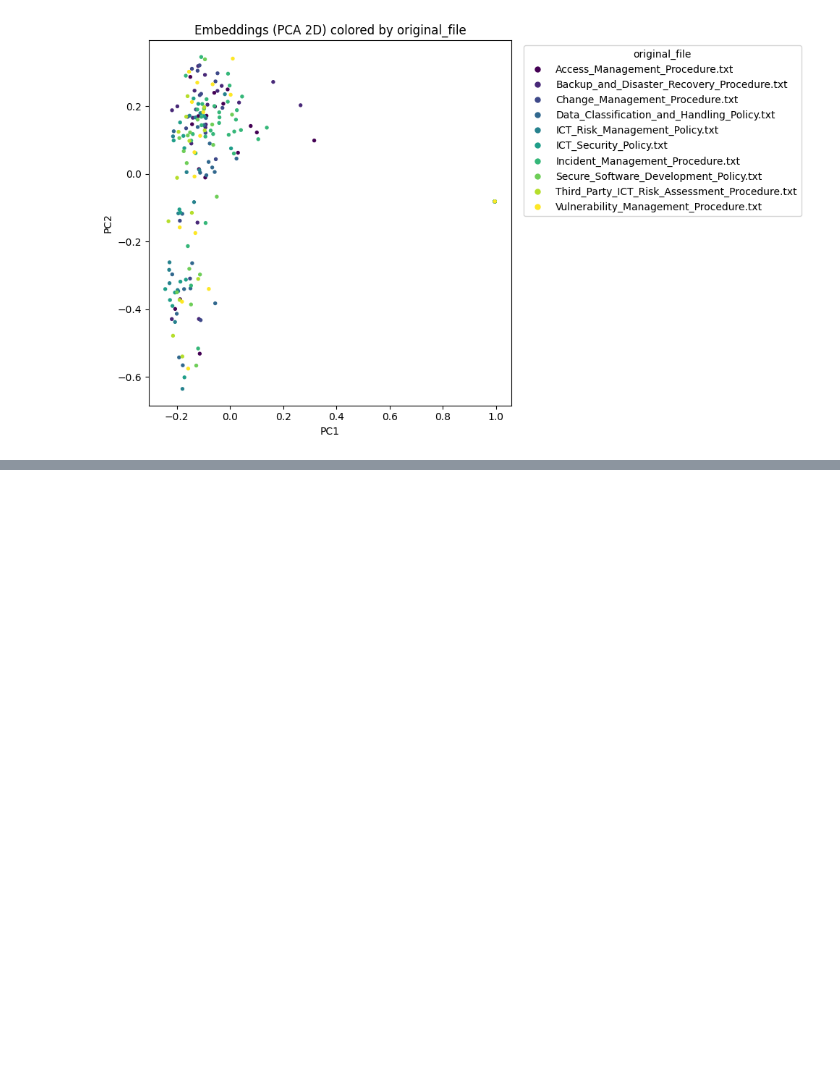
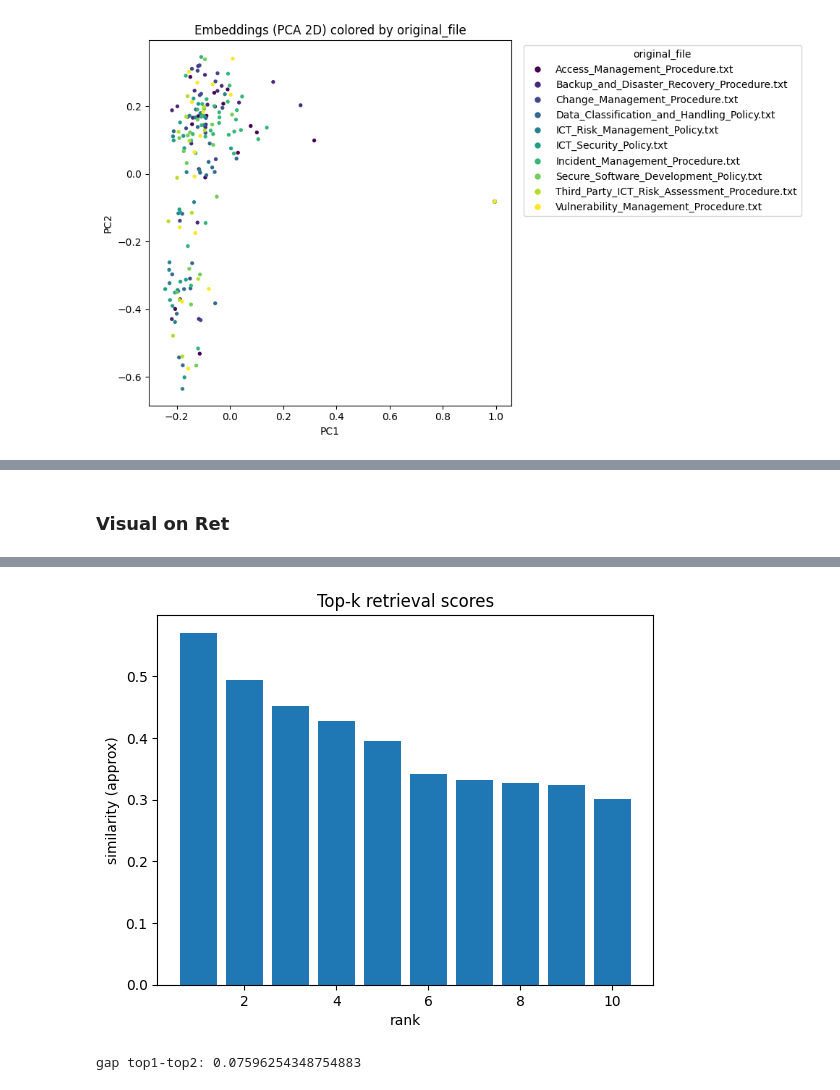
Before and after one commit to Sir-Cyborg/veritas-proj, a Jupyter notebook: visualization.ipynb, the cells around one changed output, grey strips where cells are left out. Saved outputs shown, nothing was run; the diff lists cells and outputs as text; code cells hidden in the pictures; blank space fills up the shorter version.

```diff
--- a/visualization.ipynb
+++ b/visualization.ipynb
@@ -118,0 +201,14 @@ plt.show()
+# %%
+docs = data["documents"]
+centers = km.cluster_centers_
+
+for cl in range(best_k):
+    idx = np.where(cluster == cl)[0]
+    # distanza al centro (su Xn)
+    d = np.linalg.norm(Xn[idx] - centers[cl], axis=1)
+    reps = idx[np.argsort(d)[:]]  # 3 esempi più centrali
+
+    print(f"\n=== Cluster {cl} (n={len(idx)}) ===")
+    for r in reps:
+        print("FILE:", files[r], "| ID:", data["ids"][r])
+        print(docs[r][:400].replace("\n"," "), "...\n")
@@ -118,0 +233,34 @@ plt.show()
+# %% [markdown]
+### Visual on Ret
+# %%
+q = "access revoked employee leaves"
+k = 10
+
+res = collection.query(
+    query_texts=[q],
+    n_results=k,
+    include=["documents","metadatas","distances"]
+)
+
+ids = res["ids"][0]
+dist = np.array(res["distances"][0])
+sim = 1 - dist  # spesso distance ~ (1 - cosine). Se usi altro spazio, non è sempre così.
+
+df = pd.DataFrame({
+    "rank": np.arange(1, k+1),
+    "id": ids,
+    "distance": dist,
+    "similarity": sim,
+    "original_file": [m.get("original_file","NA") for m in res["metadatas"][0]],
+    "preview": [d[:140].replace("\n"," ") for d in res["documents"][0]],
+})
+display(df)
+
+plt.figure()
+plt.bar(df["rank"], df["similarity"])
+plt.xlabel("rank"); plt.ylabel("similarity (approx)")
+plt.title("Top-k retrieval scores")
+plt.show()
+
+print("gap top1-top2:", float(df.loc[0,"similarity"] - df.loc[1,"similarity"]))
+# %% [output]
@@ -118,0 +278,2 @@ plt.show()
+[figure, added]
+gap top1-top2: 0.07596254348754883
```
Also changed, not shown: parts of 12 cells of this notebook, 3 other files.
